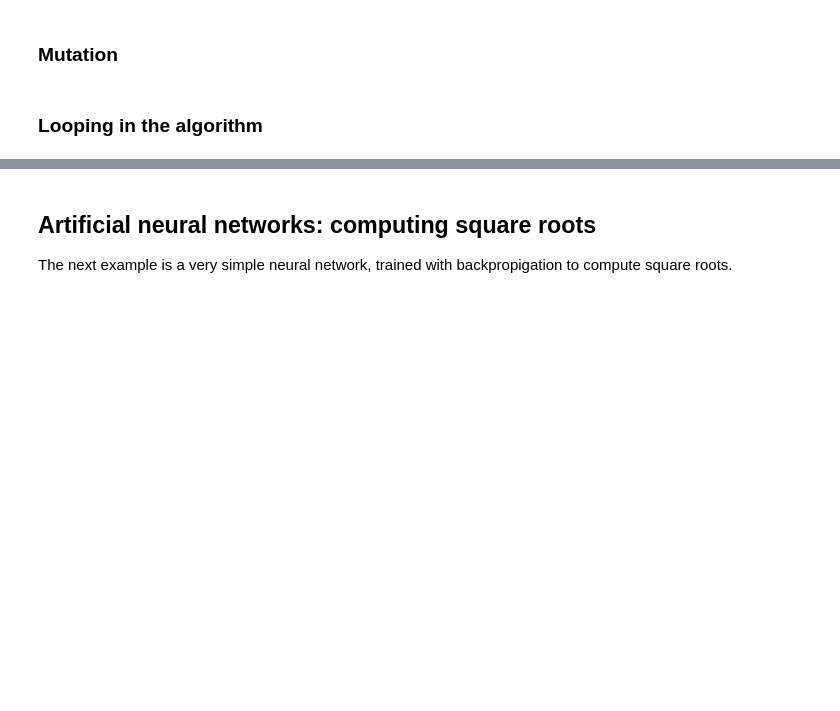
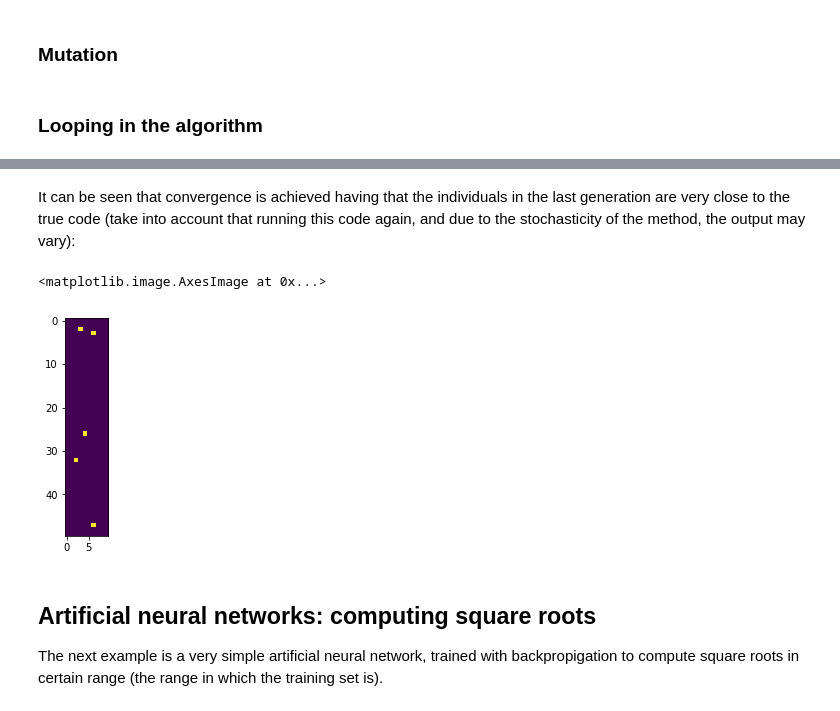
Before and after one commit to jlobatop/GA-CFD-MO, a Jupyter notebook: optimization/basicsMachineLearning.ipynb, the cells around one changed output, grey strips where cells are left out. Cells and saved outputs as stored; diff of their text form; code cells hidden in the pictures; blank space fills up the shorter version.

```diff
--- a/optimization/basicsMachineLearning.ipynb
+++ b/optimization/basicsMachineLearning.ipynb
@@ -208,3 +212,11 @@ ax[1].set_title(r'$\mu_{fitness}$ and $\sigma_{fitness}$ for each generation', f
+# %% [markdown]
+It can be seen that convergence is achieved having that the individuals in the last generation are very close to the true code (take into account that running this code again, and due to the stochasticity of the method, the output may vary):
+# %%
+# this code computes the discrepancies between the true code and the last generation
+plt.imshow(np.vstack([abs(gen[-1][i] - code) for i in range(len(gen[-1]))]))
+# %% [output]
+<matplotlib.image.AxesImage at 0x...>
+[figure, added]
 # %% [markdown]
 ## Artificial neural networks: computing square roots
-The next example is a very simple neural network, trained with backpropigation to compute square roots.
+The next example is a very simple artificial neural network, trained with backpropigation to compute square roots in certain range (the range in which the training set is).
```
Also changed, not shown: parts of 14 cells of this notebook, 1 other file.
